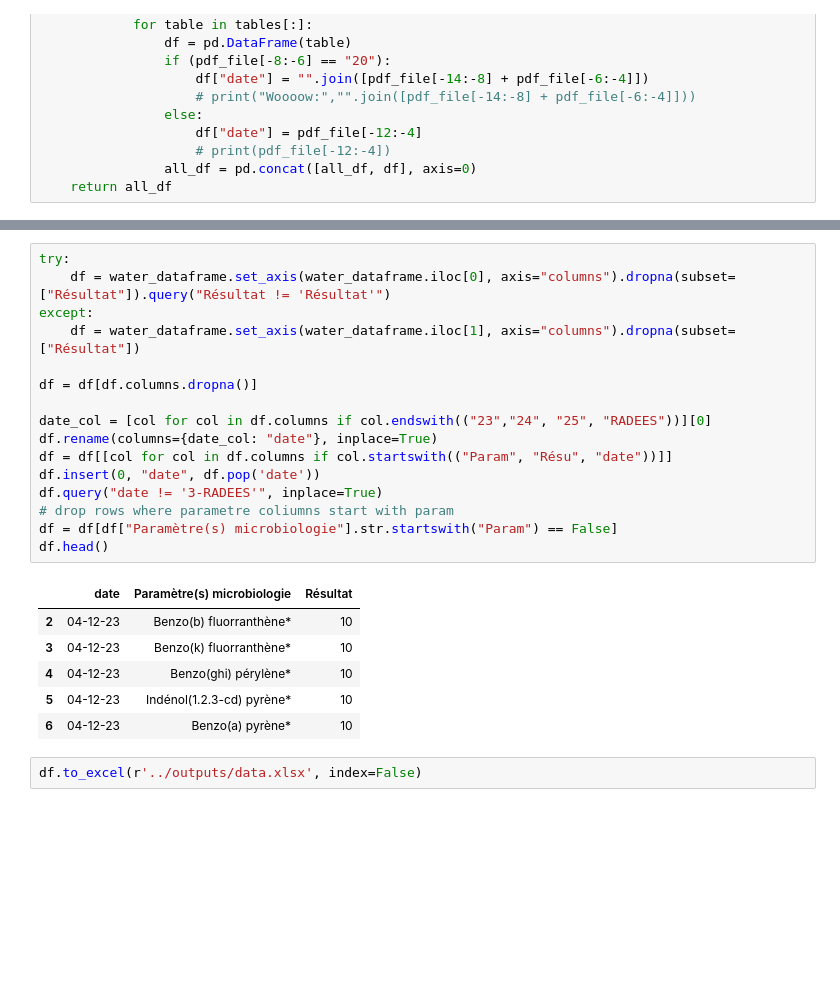
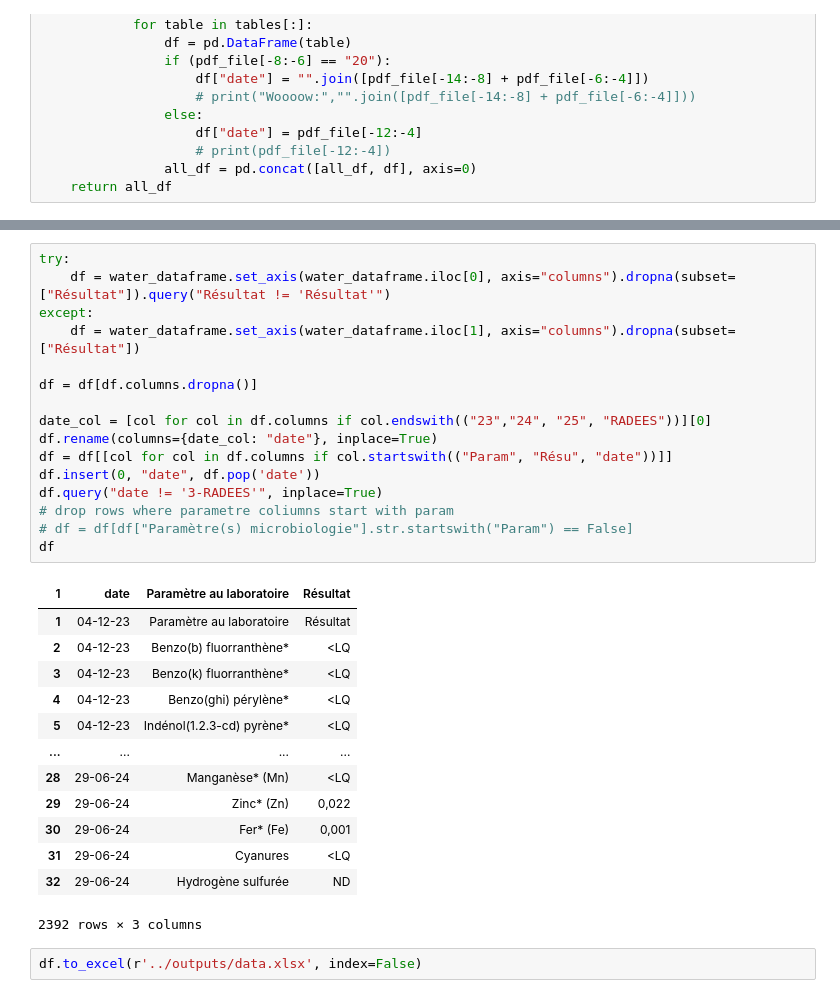
Before and after one commit to rammah83/Table_Extractor, a Jupyter notebook: notebooks/Potable_water.ipynb, the cells around one changed output, grey strips where cells are left out. Drawn from its saved outputs; the diff is of its cells as text; blank space fills up the shorter version.

```diff
--- a/notebooks/Potable_water.ipynb
+++ b/notebooks/Potable_water.ipynb
@@ -89,25 +100,32 @@ water_dataframe.head()
 # %%
 try:
     df = water_dataframe.set_axis(water_dataframe.iloc[0], axis="columns").dropna(subset=["Résultat"]).query("Résultat != 'Résultat'")
 except:
     df = water_dataframe.set_axis(water_dataframe.iloc[1], axis="columns").dropna(subset=["Résultat"])
 
 df = df[df.columns.dropna()]
 
 date_col = [col for col in df.columns if col.endswith(("23","24", "25", "RADEES"))][0]
 df.rename(columns={date_col: "date"}, inplace=True)
 df = df[[col for col in df.columns if col.startswith(("Param", "Résu", "date"))]]
 df.insert(0, "date", df.pop('date'))
 df.query("date != '3-RADEES'", inplace=True)
 # drop rows where parametre coliumns start with param
-df = df[df["Paramètre(s) microbiologie"].str.startswith("Param") == False]
-df.head()
+# df = df[df["Paramètre(s) microbiologie"].str.startswith("Param") == False]
+df
 # %% [output]
-|  | date | Paramètre(s) microbiologie | Résultat |
-| 2 | 04-12-23 | Benzo(b) fluorranthène* | 10 |
-| 3 | 04-12-23 | Benzo(k) fluorranthène* | 10 |
-| 4 | 04-12-23 | Benzo(ghi) pérylène* | 10 |
-| 5 | 04-12-23 | Indénol(1.2.3-cd) pyrène* | 10 |
-| 6 | 04-12-23 | Benzo(a) pyrène* | 10 |
+| 1 | date | Paramètre au laboratoire | Résultat |
+| 1 | 04-12-23 | Paramètre au laboratoire | Résultat |
+| 2 | 04-12-23 | Benzo(b) fluorranthène* | <LQ |
+| 3 | 04-12-23 | Benzo(k) fluorranthène* | <LQ |
+| 4 | 04-12-23 | Benzo(ghi) pérylène* | <LQ |
+| 5 | 04-12-23 | Indénol(1.2.3-cd) pyrène* | <LQ |
+| ... | ... | ... | ... |
+| 28 | 29-06-24 | Manganèse* (Mn) | <LQ |
+| 29 | 29-06-24 | Zinc* (Zn) | 0,022 |
+| 30 | 29-06-24 | Fer* (Fe) | 0,001 |
+| 31 | 29-06-24 | Cyanures | <LQ |
+| 32 | 29-06-24 | Hydrogène sulfurée | ND |
+2392 rows × 3 columns
 # %%
 df.to_excel(r'../outputs/data.xlsx', index=False)
```
Also changed, not shown: parts of 2 cells of this notebook, 1 other file.
